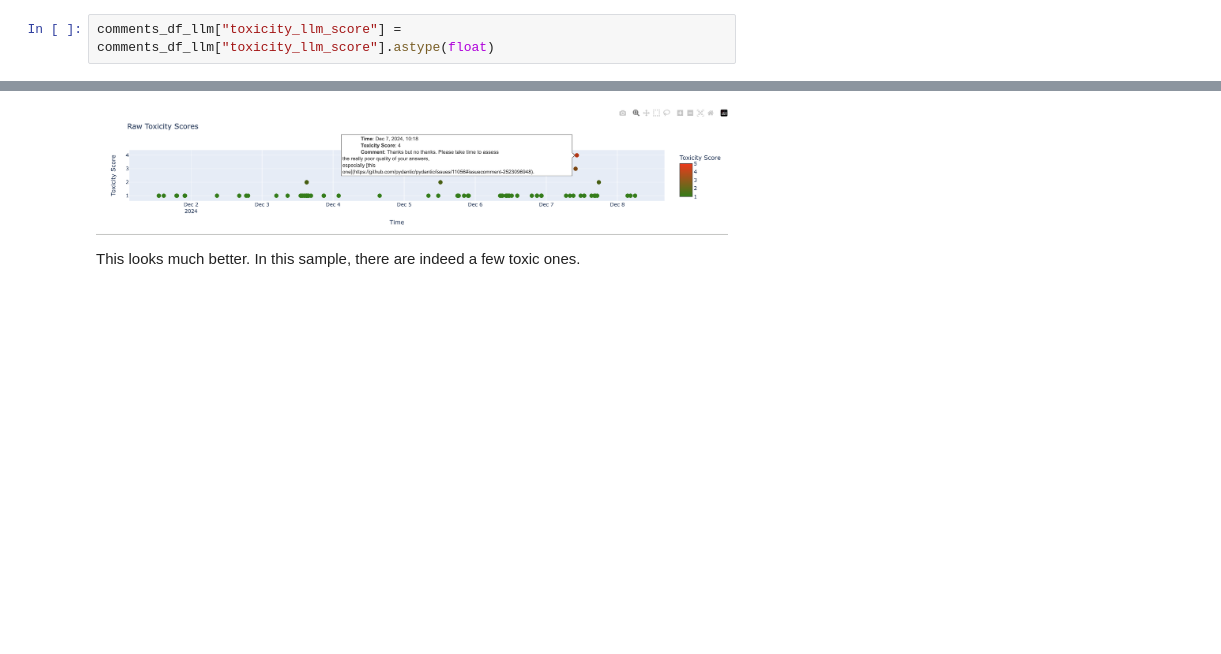
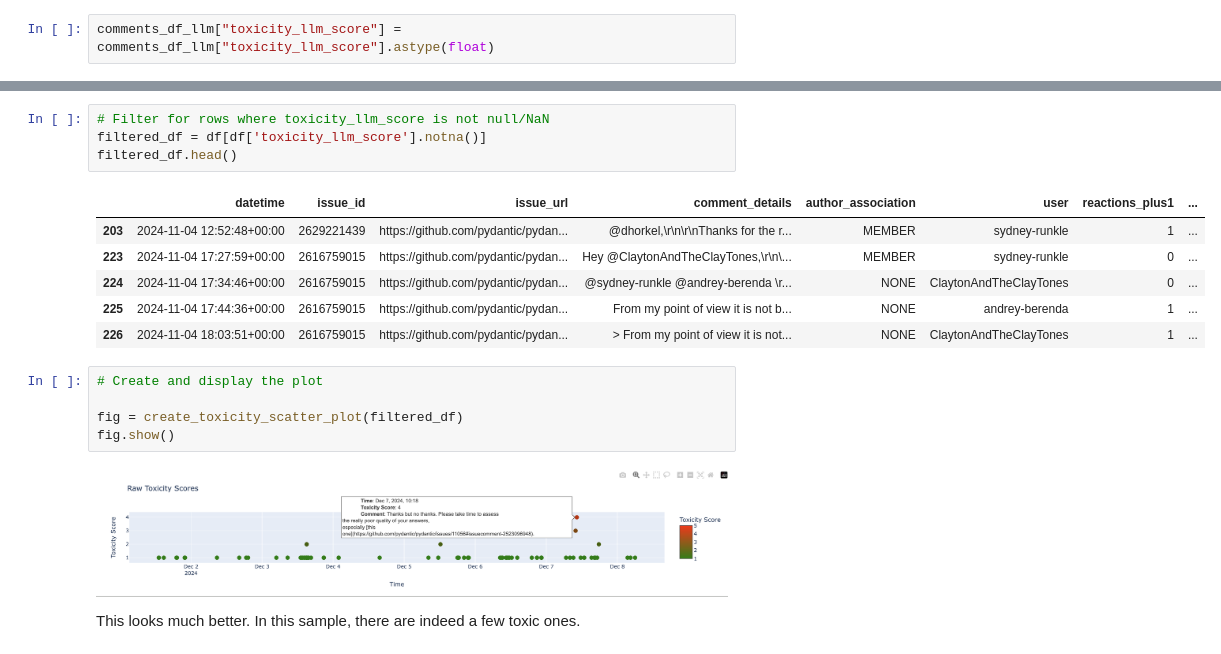
Before and after one commit to DefJM/openOwl, a Jupyter notebook: notebooks/gh_comments_sentiment_analysis.ipynb, the cells around one changed output, grey strips where cells are left out. Saved outputs shown, nothing was run; the diff lists cells and outputs as text; blank space fills up the shorter version.

```diff
--- a/notebooks/gh_comments_sentiment_analysis.ipynb
+++ b/notebooks/gh_comments_sentiment_analysis.ipynb
@@ -249,3 +337,19 @@ fig.show()
+# %%
+# Filter for rows where toxicity_llm_score is not null/NaN
+filtered_df = df[df['toxicity_llm_score'].notna()]
+filtered_df.head()
+# %% [output]
+|  | datetime | issue_id | issue_url | comment_details | author_association | user | reactions_plus1 | ... |
+| 203 | 2024-11-04 12:52:48+00:00 | 2629221439 | https://github.com/pydantic/pydan... | @dhorkel,\r\n\r\nThanks for the r... | MEMBER | sydney-runkle | 1 | ... |
+| 223 | 2024-11-04 17:27:59+00:00 | 2616759015 | https://github.com/pydantic/pydan... | Hey @ClaytonAndTheClayTones,\r\n\... | MEMBER | sydney-runkle | 0 | ... |
+| 224 | 2024-11-04 17:34:46+00:00 | 2616759015 | https://github.com/pydantic/pydan... | @sydney-runkle @andrey-berenda \r... | NONE | ClaytonAndTheClayTones | 0 | ... |
+| 225 | 2024-11-04 17:44:36+00:00 | 2616759015 | https://github.com/pydantic/pydan... | From my point of view it is not b... | NONE | andrey-berenda | 1 | ... |
+| 226 | 2024-11-04 18:03:51+00:00 | 2616759015 | https://github.com/pydantic/pydan... | > From my point of view it is not... | NONE | ClaytonAndTheClayTones | 1 | ... |
+# %%
+# Create and display the plot
+
+fig = create_toxicity_scatter_plot(filtered_df)
+fig.show()
 # %% [markdown]
 
 ![image.png](attachment:image.png)
```
Also changed, not shown: parts of 12 cells of this notebook, 17 other files.
